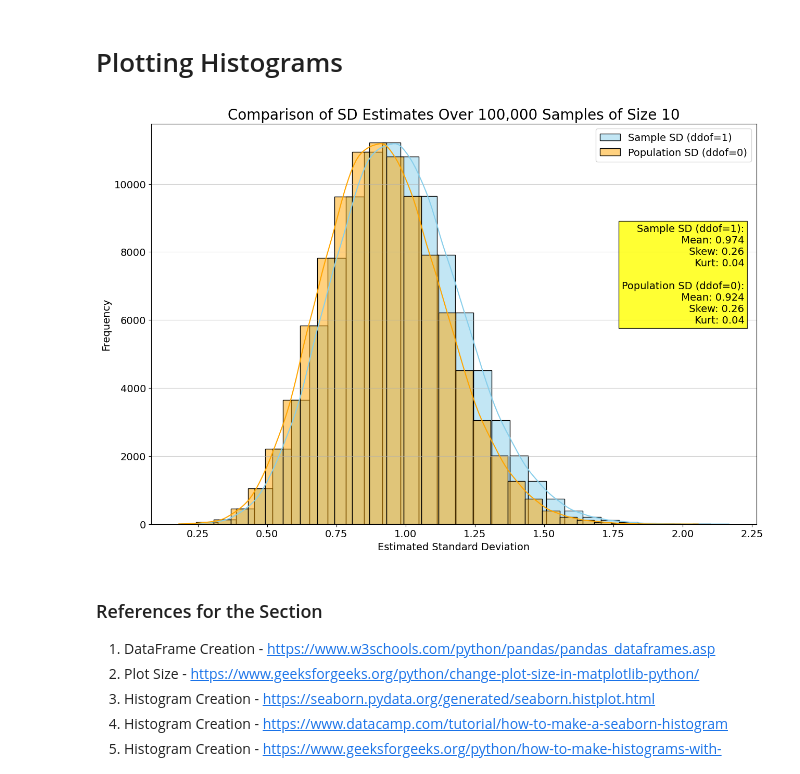
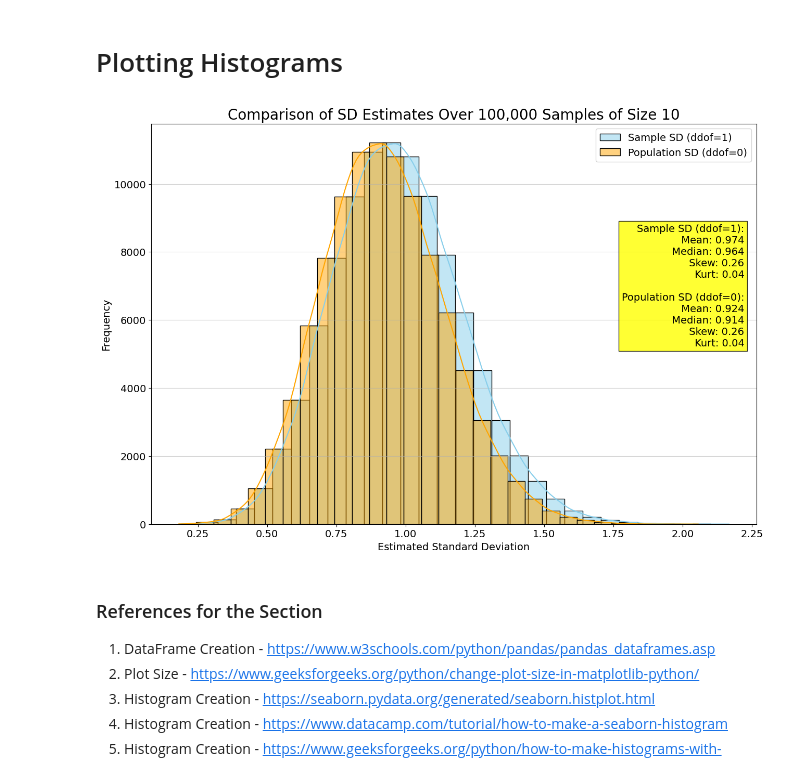
Before and after one commit to FDEgan/Applied-Statistics, a Jupyter notebook: Problem_2_Normal_Distribution.ipynb, the cells around one changed output. Saved outputs shown, nothing was run; the diff lists cells and outputs as text; code cells hidden in the pictures.

```diff
--- a/Problem_2_Normal_Distribution.ipynb
+++ b/Problem_2_Normal_Distribution.ipynb
@@ -199,36 +199,40 @@ plt.grid(axis="y", linestyle="-", alpha=0.6)
 # Summary statistics
 mean_sample = df["sd_sample"].mean() # Calculating mean of sample standard deviations from the DataFrame
 mean_pop = df["sd_population"].mean() # Calculating mean of population standard deviations from the DataFrame
+median_sample = df["sd_sample"].median() # Calculating mean of sample standard deviations from the DataFrame
+median_pop = df["sd_population"].median() # Calculating mean of population standard deviations from the DataFrame
 skew_sample = df["sd_sample"].skew() # Calculating skewness of sample standard deviations from the DataFrame
 skew_pop = df["sd_population"].skew() # Calculating skewness of population standard deviations from the DataFrame
 kurt_sample = df["sd_sample"].kurt()   # Calculating kurtosis of sample standard deviations from the DataFrame
 kurt_pop = df["sd_population"].kurt()  # Calculating kurtosis of population standard deviations from the DataFrame
 
 # Legend
 legend = plt.legend(fontsize=14, loc="upper right")  # Setting legend font size and location to be upper right
 
 # Stats box — positioned on the right, beneath the legend
 plt.text(
     0.98,       # Setting x-position near the right edge
     0.75,       # Setting y-position to be 75% up from the bottom
     f"Sample SD (ddof=1):\n" # Using f-string to format the text box
     f"  Mean: {mean_sample:.3f}\n" # Formatting mean to 3 decimal places
+    f"  Median: {median_sample:.3f}\n" # Formatting mean to 3 decimal places
     f"  Skew: {skew_sample:.2f}\n" # Formatting skewness to 2 decimal places
     f"  Kurt: {kurt_sample:.2f}\n\n" # Formatting kurtosis to 2 decimal places
     f"Population SD (ddof=0):\n" # Continuing f-string for population SD
     f"  Mean: {mean_pop:.3f}\n" # Formatting mean to 3 decimal places
+    f"  Median: {median_pop:.3f}\n" # Formatting mean to 3 decimal places
     f"  Skew: {skew_pop:.2f}\n" # Formatting skewness to 2 decimal places
     f"  Kurt: {kurt_pop:.2f}", # Formatting kurtosis to 2 decimal places
     transform=plt.gca().transAxes, # Using .gca() to get current axes and make sure text is positioned relative to axes
     fontsize=14,  # Setting font size for the text box
     bbox=dict(facecolor="yellow", alpha=0.8), # Adding a yellow background box with 80% opacity
     verticalalignment="top", # Aligning text to the top of the specified y-position
     horizontalalignment="right" # Aligning text to the right of the specified x-position
 )
 
 plt.show()
 # %% [output]
-[figure, old version]
+[figure, new version]
 # %% [markdown]
 ### References for the Section
 
```
Also changed, not shown: parts of 6 cells of this notebook.
